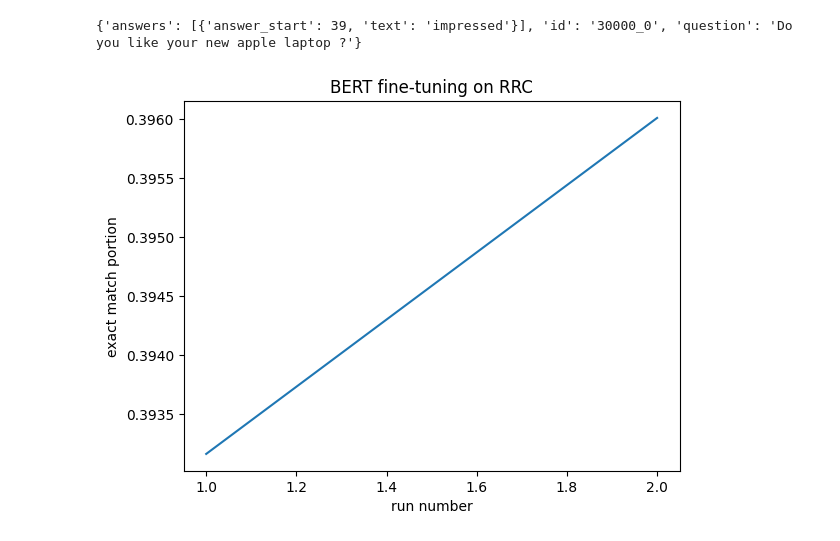
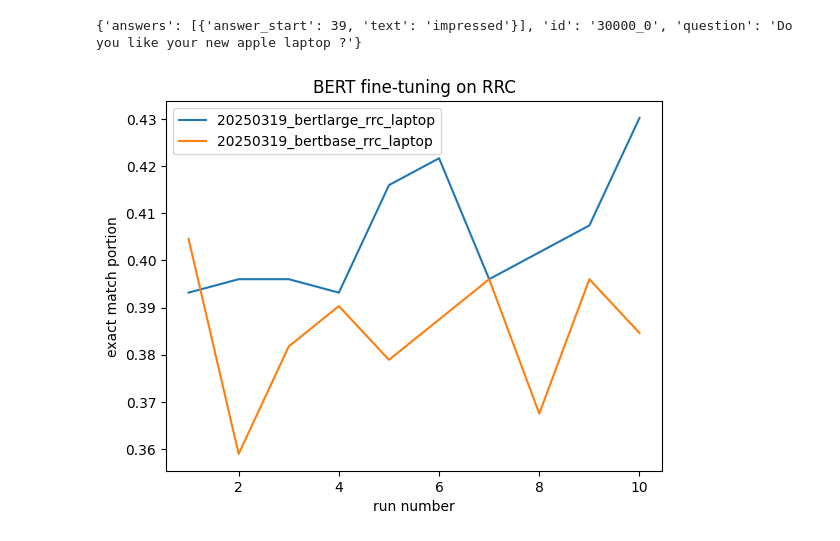
Before and after one commit to tonytang9544/BERT-for-RRC-ABSA, a Jupyter notebook: pytorch-pretrained-bert/eval/eval.ipynb, the cells around one changed output. Saved outputs shown, nothing was run; the diff lists cells and outputs as text; code cells hidden in the pictures.

Commit message:
make eval notebook multi-line plot

```diff
--- a/pytorch-pretrained-bert/eval/eval.ipynb
+++ b/pytorch-pretrained-bert/eval/eval.ipynb
@@ -114,40 +114,43 @@ for each_data in truth["data"]:
 with open(dumped_test_truth, "w") as f:
     json.dump(truth_dict, f)
 # %%
-n_runs = 2
+n_runs = 10
 
 import json
 import os
 import matplotlib.pyplot as plt
 import numpy as np
 
-output_dir = "../run/pt_rrc/laptop"
+output_dirs = ["../run/pt_rrc/20250319_bertlarge_rrc_laptop", "../run/pt_rrc/20250319_bertbase_rrc_laptop"]
 dumped_test_truth = "../data/rrc/laptop/converted_test.json"
 
 
 with open(dumped_test_truth, "r") as f:
     truth_dict = json.load(f)
 
-exact_matches = []
 runs = [i for i in range(1, n_runs+1)]
 
-for i in runs:
-    OUTPUT_DIR = os.path.join(output_dir, str(i))
-    with open(os.path.join(OUTPUT_DIR, "predictions.json") ) as f:
-        results=json.load(f)
-    exact_match = 0
-    for each_key in truth_dict.keys():
-        if results[each_key] in truth_dict[each_key]:
-            exact_match += 1
-    exact_matches.append(exact_match/len(results))
+for output_dir in output_dirs:
+    exact_matches = []
+
+    for i in runs:
+        OUTPUT_DIR = os.path.join(output_dir, str(i))
+        with open(os.path.join(OUTPUT_DIR, "predictions.json") ) as f:
+            results=json.load(f)
+        exact_match = 0
+        for each_key in truth_dict.keys():
+            if results[each_key] in truth_dict[each_key]:
+                exact_match += 1
+        exact_matches.append(exact_match/len(results))
 
 
-plt.plot(runs, exact_matches)
+    plt.plot(runs, exact_matches, label=output_dir.split("/")[-1])
+plt.legend()
 plt.xlabel("run number")
 plt.ylabel("exact match portion")
 plt.title("BERT fine-tuning on RRC")
 plt.show()
 
 # print(f"mean accuracy = {np.mean(scores[:, 0])} and mean F1 score = {np.mean(scores[:, 1])}")
 # %% [output]
-[figure, old version]
+[figure, new version]
```
